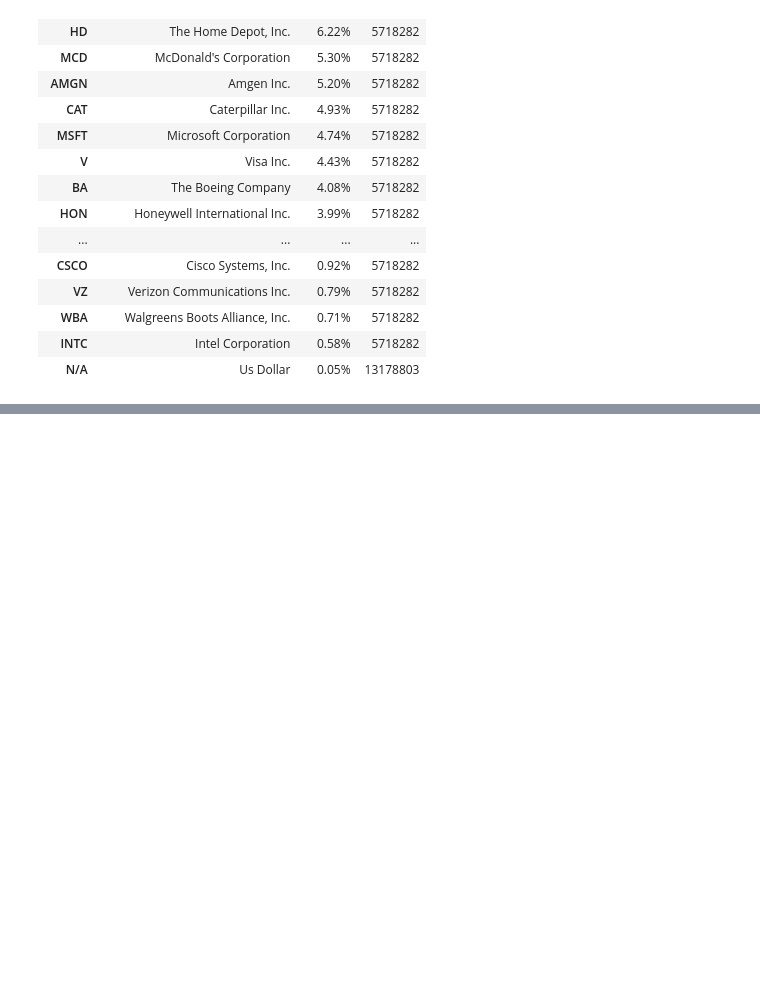
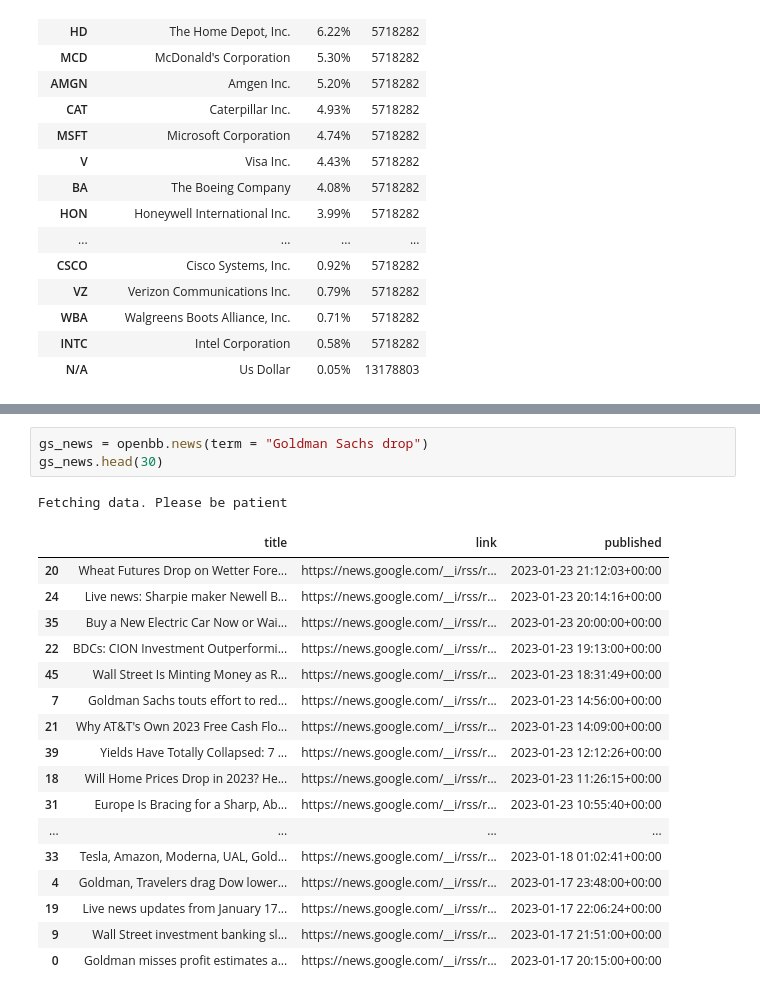
Before and after one commit to mikewenner/Jupyter_Notebooks, a Jupyter notebook: openBB/etf_holdings.ipynb, the cells around one changed output, grey strips where cells are left out. Cells and saved outputs as stored; diff of their text form; blank space fills up the shorter version.

```diff
--- a/openBB/etf_holdings.ipynb
+++ b/openBB/etf_holdings.ipynb
@@ -57,0 +86,22 @@ dia_valuation
+# %%
+gs_news = openbb.news(term = "Goldman Sachs drop")
+gs_news.head(30)
+# %% [output]
+Fetching data. Please be patient
+|  | title | link | published |
+| 20 | Wheat Futures Drop on Wetter Fore... | https://news.google.com/__i/rss/r... | 2023-01-23 21:12:03+00:00 |
+| 24 | Live news: Sharpie maker Newell B... | https://news.google.com/__i/rss/r... | 2023-01-23 20:14:16+00:00 |
+| 35 | Buy a New Electric Car Now or Wai... | https://news.google.com/__i/rss/r... | 2023-01-23 20:00:00+00:00 |
+| 22 | BDCs: CION Investment Outperformi... | https://news.google.com/__i/rss/r... | 2023-01-23 19:13:00+00:00 |
+| 45 | Wall Street Is Minting Money as R... | https://news.google.com/__i/rss/r... | 2023-01-23 18:31:49+00:00 |
+| 7 | Goldman Sachs touts effort to red... | https://news.google.com/__i/rss/r... | 2023-01-23 14:56:00+00:00 |
+| 21 | Why AT&T's Own 2023 Free Cash Flo... | https://news.google.com/__i/rss/r... | 2023-01-23 14:09:00+00:00 |
+| 39 | Yields Have Totally Collapsed: 7 ... | https://news.google.com/__i/rss/r... | 2023-01-23 12:12:26+00:00 |
+| 18 | Will Home Prices Drop in 2023? He... | https://news.google.com/__i/rss/r... | 2023-01-23 11:26:15+00:00 |
+| 31 | Europe Is Bracing for a Sharp, Ab... | https://news.google.com/__i/rss/r... | 2023-01-23 10:55:40+00:00 |
+| ... | ... | ... | ... |
+| 33 | Tesla, Amazon, Moderna, UAL, Gold... | https://news.google.com/__i/rss/r... | 2023-01-18 01:02:41+00:00 |
+| 4 | Goldman, Travelers drag Dow lower... | https://news.google.com/__i/rss/r... | 2023-01-17 23:48:00+00:00 |
+| 19 | Live news updates from January 17... | https://news.google.com/__i/rss/r... | 2023-01-17 22:06:24+00:00 |
+| 9 | Wall Street investment banking sl... | https://news.google.com/__i/rss/r... | 2023-01-17 21:51:00+00:00 |
+| 0 | Goldman misses profit estimates a... | https://news.google.com/__i/rss/r... | 2023-01-17 20:15:00+00:00 |
```
Also changed, not shown: parts of 3 cells of this notebook.
